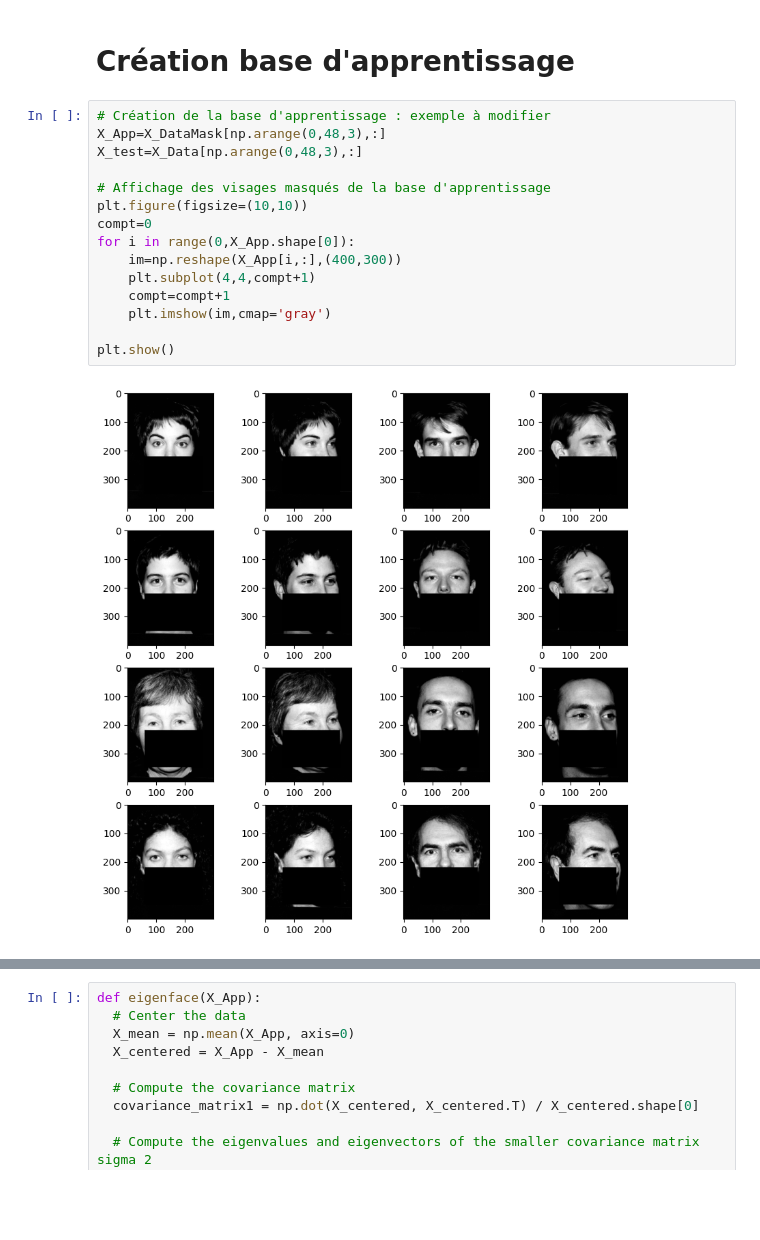
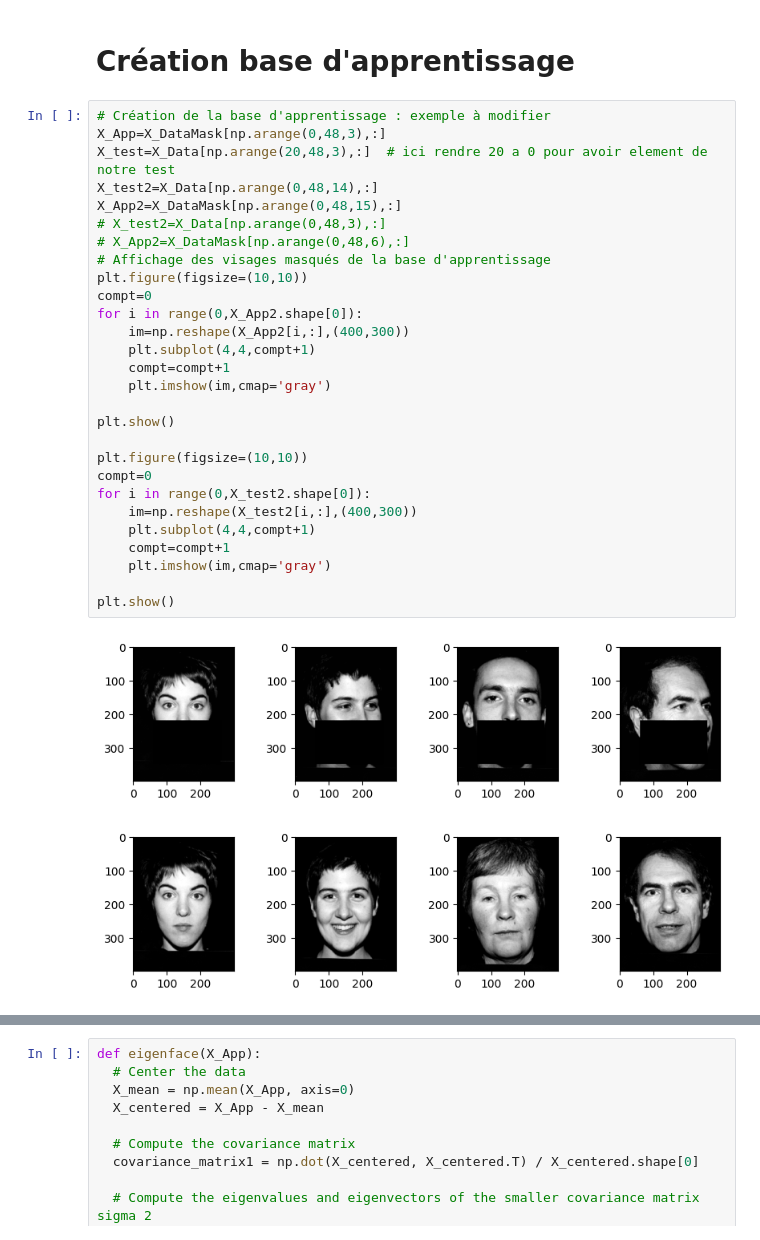
Before and after one commit to MA-BOUSSOUALEF/Traitement-d-image, a Jupyter notebook: Sources_MiniProjet/Sources_MiniProjet/MiniProjet.ipynb, the cells around one changed output, grey strips where cells are left out. Drawn from its saved outputs; the diff is of its cells as text; blank space fills up the shorter version.

```diff
--- a/Sources_MiniProjet/Sources_MiniProjet/MiniProjet.ipynb
+++ b/Sources_MiniProjet/Sources_MiniProjet/MiniProjet.ipynb
@@ -46,20 +47,34 @@ Text(0.5, 1.0, 'Exemple de visage masqué')
 # %%
 # Création de la base d'apprentissage : exemple à modifier
 X_App=X_DataMask[np.arange(0,48,3),:]
-X_test=X_Data[np.arange(0,48,3),:]
-
+X_test=X_Data[np.arange(20,48,3),:]  # ici rendre 20 a 0 pour avoir element de notre test
+X_test2=X_Data[np.arange(0,48,14),:]
+X_App2=X_DataMask[np.arange(0,48,15),:]
+# X_test2=X_Data[np.arange(0,48,3),:]
+# X_App2=X_DataMask[np.arange(0,48,6),:]
 # Affichage des visages masqués de la base d'apprentissage
 plt.figure(figsize=(10,10))
 compt=0
-for i in range(0,X_App.shape[0]):
-    im=np.reshape(X_App[i,:],(400,300))
+for i in range(0,X_App2.shape[0]):
+    im=np.reshape(X_App2[i,:],(400,300))
     plt.subplot(4,4,compt+1)
     compt=compt+1
     plt.imshow(im,cmap='gray')
 
 plt.show()
+
+plt.figure(figsize=(10,10))
+compt=0
+for i in range(0,X_test2.shape[0]):
+    im=np.reshape(X_test2[i,:],(400,300))
+    plt.subplot(4,4,compt+1)
+    compt=compt+1
+    plt.imshow(im,cmap='gray')
+
+plt.show()
 # %% [output]
-[figure, old version]
+[figure, new version]
+[figure, added]
 # %% [markdown]
 ##  Eigenfaces et réduction de dimensions par ACP
 
```
Also changed, not shown: parts of 5 cells of this notebook.
